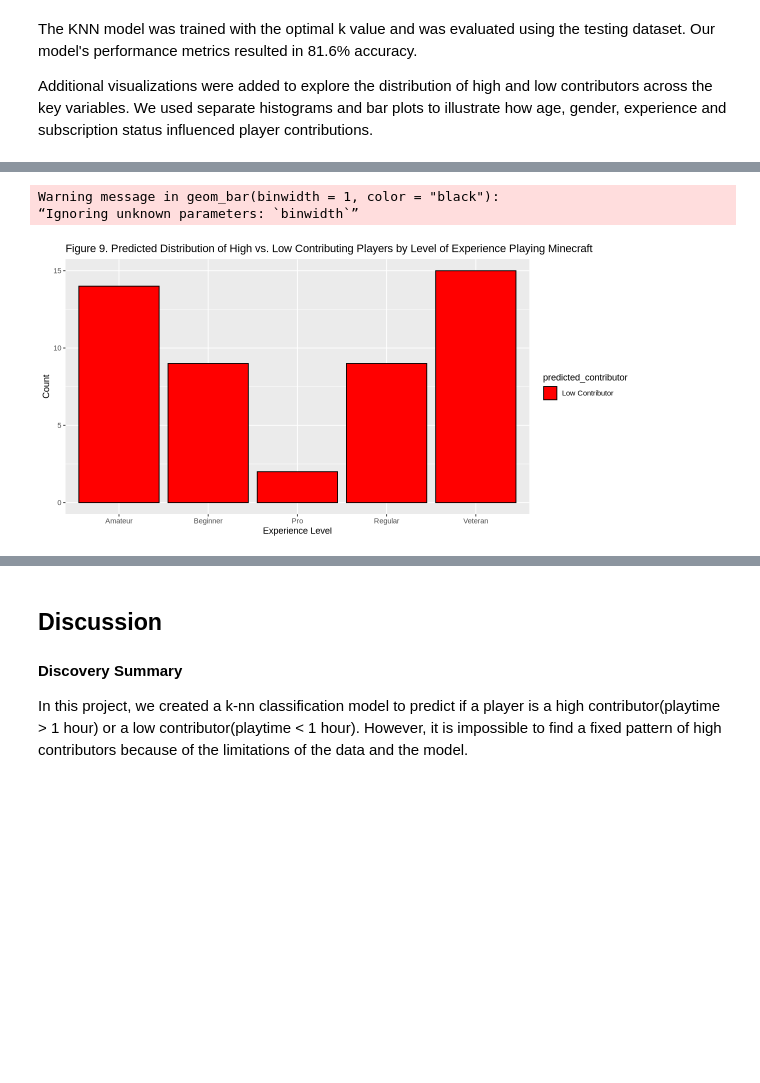
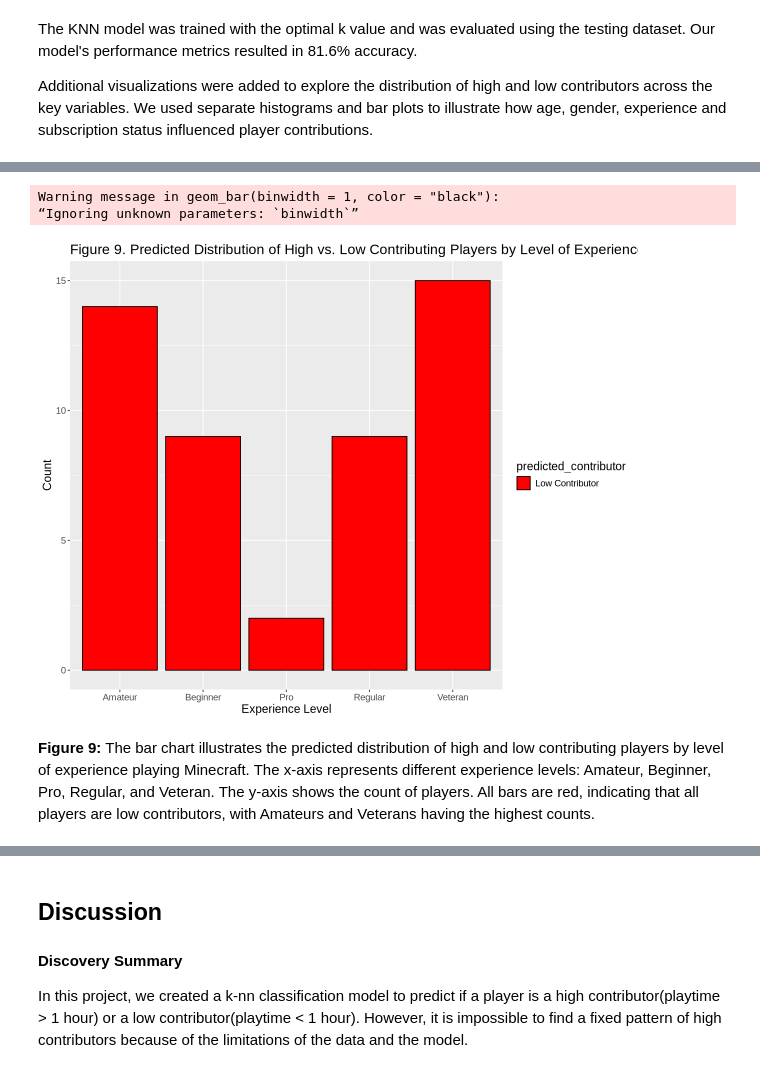
Before and after one commit to Sarthak0910/DSCI_Project_01, a Jupyter notebook: DSCI100_Group_Project_Code.ipynb, the cells around one changed output, grey strips where cells are left out. Cells and saved outputs as stored; diff of their text form; code cells hidden in the pictures; blank space fills up the shorter version.

```diff
--- a/DSCI100_Group_Project_Code.ipynb
+++ b/DSCI100_Group_Project_Code.ipynb
@@ -365,15 +379,18 @@ Warning message in geom_bar(binwidth = 1, color = "black"):
 # %%
 #create a histogram showing the distributions of high and low contributors by experience level
 experience_contributor_plot <- ggplot(players_predictions, aes(x = experience, fill = predicted_contributor)) +
   geom_bar(binwidth = 1, color = "black") +
   scale_fill_manual(values = c("Low Contributor" = "red", "High Contributor" = "green3")) +
   labs(x = "Experience Level", y = "Count") +
-  ggtitle("Figure 9. Predicted Distribution of High vs. Low Contributing Players by Level of Experience Playing Minecraft")
+  ggtitle("Figure 9. Predicted Distribution of High vs. Low Contributing Players by Level of Experience Playing Minecraft") +
+  theme(text = element_text(size = 14))
 experience_contributor_plot
 # %% [output]
 Warning message in geom_bar(binwidth = 1, color = "black"):
 “Ignoring unknown parameters: `binwidth`”
-[figure, old version]
+[figure, new version]
+# %% [markdown]
+**Figure 9:** The bar chart illustrates the predicted distribution of high and low contributing players by level of experience playing Minecraft. The x-axis represents different experience levels: Amateur, Beginner, Pro, Regular, and Veteran. The y-axis shows the count of players. All bars are red, indicating that all players are low contributors, with Amateurs and Veterans having the highest counts.
 # %%
 #create a histogram showing the distributions of high and low contributors by subscription status
 subscribe_contributor_plot <- ggplot(players_predictions, aes(x = subscribe, fill = predicted_contributor)) +
```
Also changed, not shown: parts of 17 cells of this notebook.
